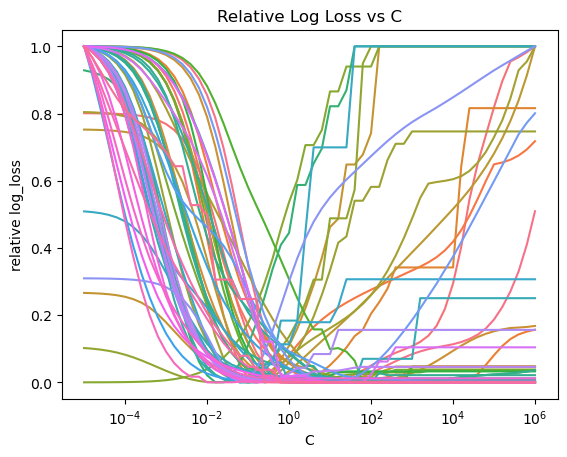
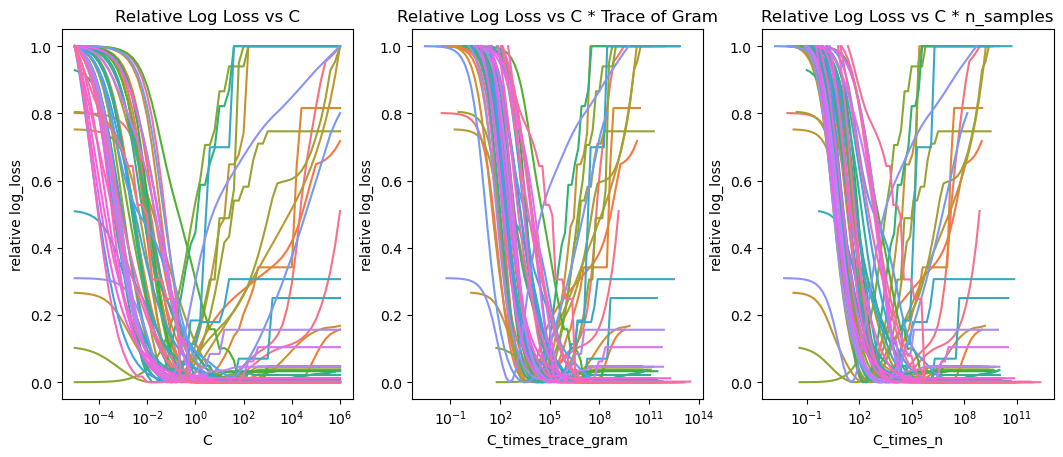
The change to this notebook cell's code, shown as a diff; its figure went from the first image to the second:
--- before
+++ after
@@ -1,5 +1,26 @@
+df_plot = df.with_columns(
+    log_loss=(pl.col("log_loss") - pl.min("log_loss").over("dataset")) / (pl.max("log_loss").over("dataset") - pl.min("log_loss").over("dataset")),
+    C_times_trace_gram=pl.col("C") * pl.col("trace_gram"),
+    C_times_n=pl.col("C") * pl.col("n_samples"),
+)
+
+fig, axes = plt.subplots(ncols=3, figsize=(6.4 * 2, 4.8))
+params = dict(hue="dataset", legend=False)
 g = sns.lineplot(
-    data=df.with_columns((pl.col("log_loss") - pl.min("log_loss").over("dataset")) / (pl.max("log_loss").over("dataset") - pl.min("log_loss").over("dataset"))),
-    x="C", y="log_loss", hue="dataset", legend=False
+    data=df_plot, x="C", y="log_loss", **params, ax=axes[0]
 )
 g.set(ylabel="relative log_loss", xscale="log", title="Relative Log Loss vs C") #, ylim=(0, 0.2), yscale="log")
+
+g = sns.lineplot(
+    data=df_plot,
+    x="C_times_trace_gram", y="log_loss", **params,
+    ax=axes[1],
+)
+g.set(ylabel="relative log_loss", xscale="log", title="Relative Log Loss vs C * Trace of Gram") #, ylim=(0, 0.2), yscale="log")
+
+g = sns.lineplot(
+    data=df_plot,
+    x="C_times_n", y="log_loss", **params,
+    ax=axes[2],
+)
+g.set(ylabel="relative log_loss", xscale="log", title="Relative Log Loss vs C * n_samples") #, ylim=(0, 0.2), yscale="log")

Commit: ENH add plot that Gael like to see